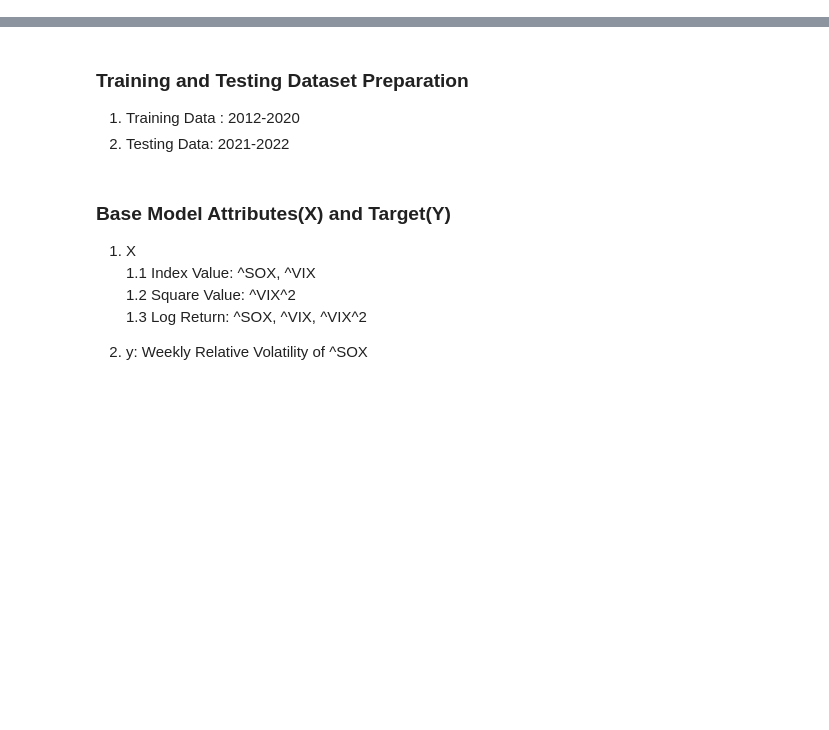
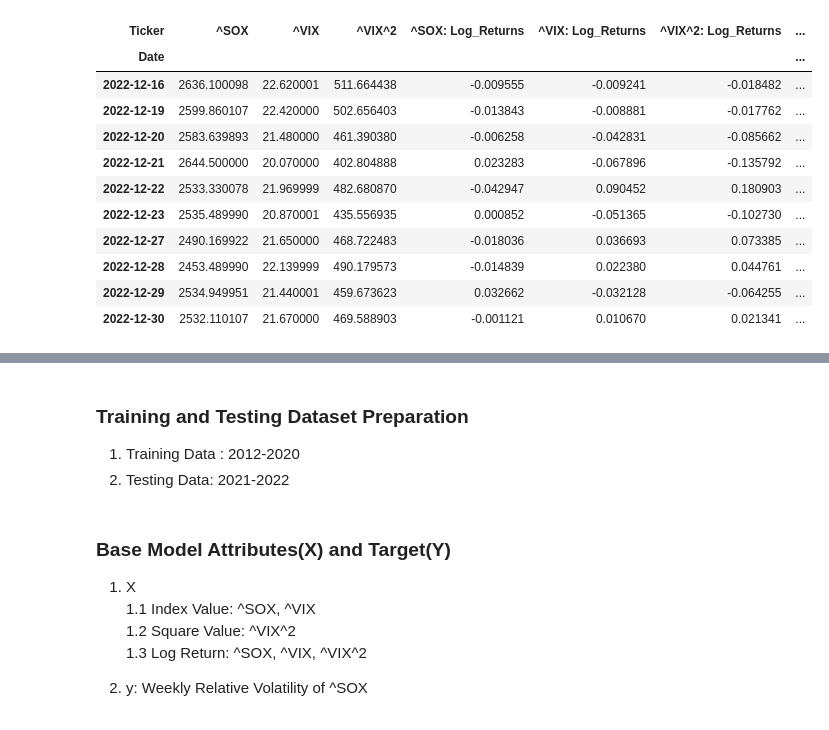
Before and after one commit to gjm826f8/NUS-FT5005-Project, a Jupyter notebook: Model.ipynb, the cells around one changed output, grey strips where cells are left out. Saved outputs shown, nothing was run; the diff lists cells and outputs as text; code cells hidden in the pictures; blank space fills up the shorter version.

```diff
--- a/Model.ipynb
+++ b/Model.ipynb
@@ -42,3 +53,18 @@ data
+# %%
+data.tail(10)
+# %% [output]
+| Ticker | ^SOX | ^VIX | ^VIX^2 | ^SOX: Log_Returns | ^VIX: Log_Returns | ^VIX^2: Log_Returns | ... |
+| Date |  |  |  |  |  |  | ... |
+| 2022-12-16 | 2636.100098 | 22.620001 | 511.664438 | -0.009555 | -0.009241 | -0.018482 | ... |
+| 2022-12-19 | 2599.860107 | 22.420000 | 502.656403 | -0.013843 | -0.008881 | -0.017762 | ... |
+| 2022-12-20 | 2583.639893 | 21.480000 | 461.390380 | -0.006258 | -0.042831 | -0.085662 | ... |
+| 2022-12-21 | 2644.500000 | 20.070000 | 402.804888 | 0.023283 | -0.067896 | -0.135792 | ... |
+| 2022-12-22 | 2533.330078 | 21.969999 | 482.680870 | -0.042947 | 0.090452 | 0.180903 | ... |
+| 2022-12-23 | 2535.489990 | 20.870001 | 435.556935 | 0.000852 | -0.051365 | -0.102730 | ... |
+| 2022-12-27 | 2490.169922 | 21.650000 | 468.722483 | -0.018036 | 0.036693 | 0.073385 | ... |
+| 2022-12-28 | 2453.489990 | 22.139999 | 490.179573 | -0.014839 | 0.022380 | 0.044761 | ... |
+| 2022-12-29 | 2534.949951 | 21.440001 | 459.673623 | 0.032662 | -0.032128 | -0.064255 | ... |
+| 2022-12-30 | 2532.110107 | 21.670000 | 469.588903 | -0.001121 | 0.010670 | 0.021341 | ... |
 # %%
 # rename the columns (delete special characters)
 data = data.rename(columns=lambda x: x.replace('^', '').replace(':', ''))
```
Also changed, not shown: parts of 31 cells of this notebook.
